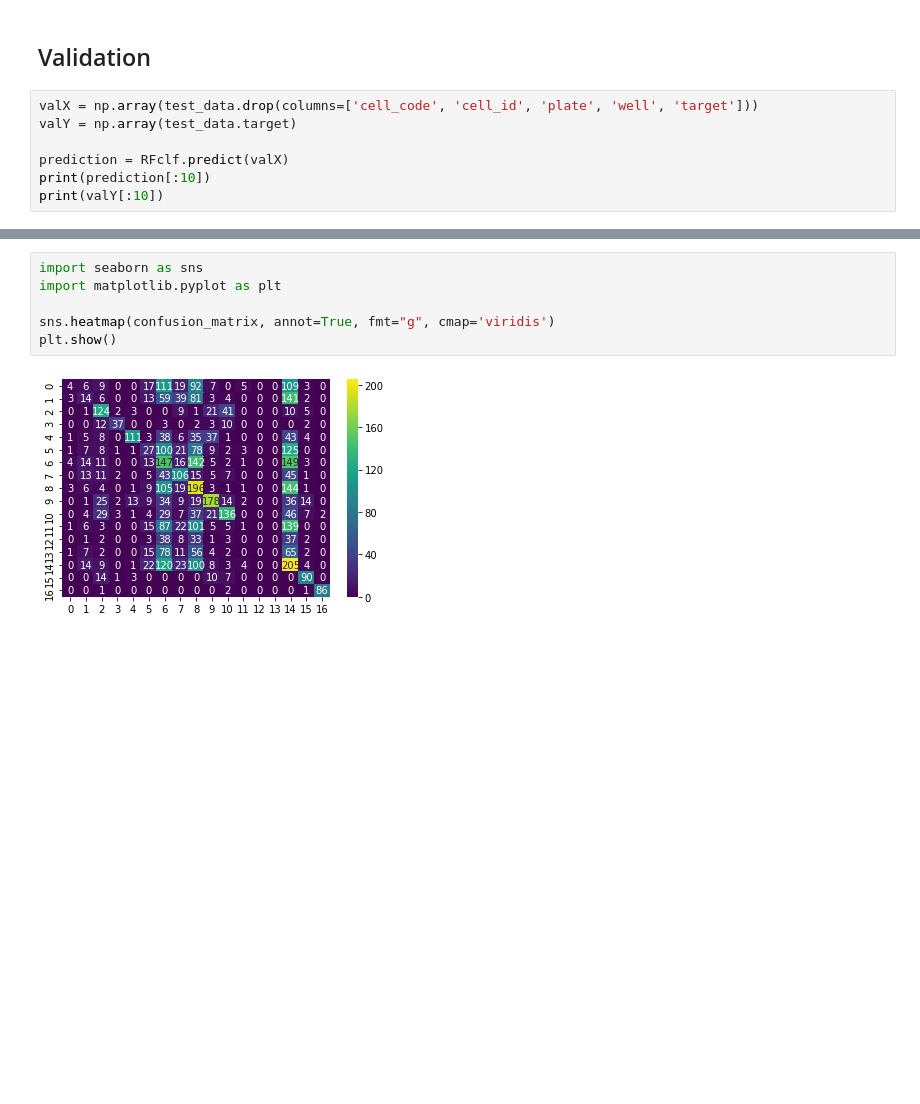
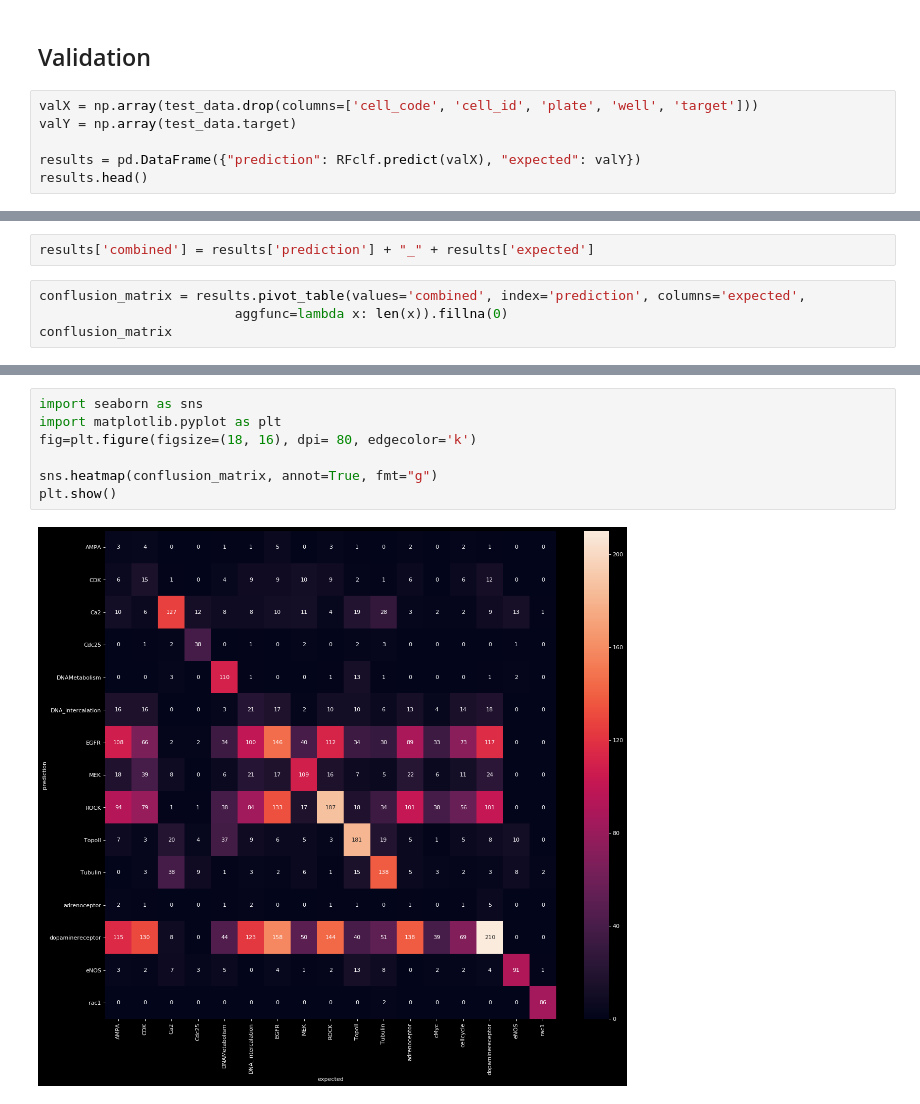
Before and after one commit to cytodata/single-cell-classifier, a Jupyter notebook: 3.random_forest/random_forest.ipynb, the cells around one changed output, grey strips where cells are left out. Saved outputs shown, nothing was run; the diff lists cells and outputs as text; blank space fills up the shorter version.

Commit message:
add pretty conflusion matrix

```diff
--- a/3.random_forest/random_forest.ipynb
+++ b/3.random_forest/random_forest.ipynb
@@ -65,7 +65,6 @@ RandomForestClassifier(bootstrap=True, class_weight=None, criterion='gini',
 valX = np.array(test_data.drop(columns=['cell_code', 'cell_id', 'plate', 'well', 'target']))
 valY = np.array(test_data.target)
 
-prediction = RFclf.predict(valX)
-print(prediction[:10])
-print(valY[:10])
+results = pd.DataFrame({"prediction": RFclf.predict(valX), "expected": valY})
+results.head()
 # %% [output]
@@ -78,0 +77,6 @@ confusion_matrix = metrics.confusion_matrix(valY, prediction, labels=np.unique(v
+# %%
+results['combined'] = results['prediction'] + "_" + results['expected']
+# %%
+conflusion_matrix = results.pivot_table(values='combined', index='prediction', columns='expected',
+                         aggfunc=lambda x: len(x)).fillna(0)
+conflusion_matrix
@@ -79,8 +101,9 @@ confusion_matrix = metrics.confusion_matrix(valY, prediction, labels=np.unique(v
 # %%
 import seaborn as sns
 import matplotlib.pyplot as plt
+fig=plt.figure(figsize=(18, 16), dpi= 80, edgecolor='k')
 
-sns.heatmap(confusion_matrix, annot=True, fmt="g", cmap='viridis')
+sns.heatmap(conflusion_matrix, annot=True, fmt="g")
 plt.show()
 # %% [output]
-[figure, old version]
+[figure, new version]
```
Also changed, not shown: parts of 3 cells of this notebook.
